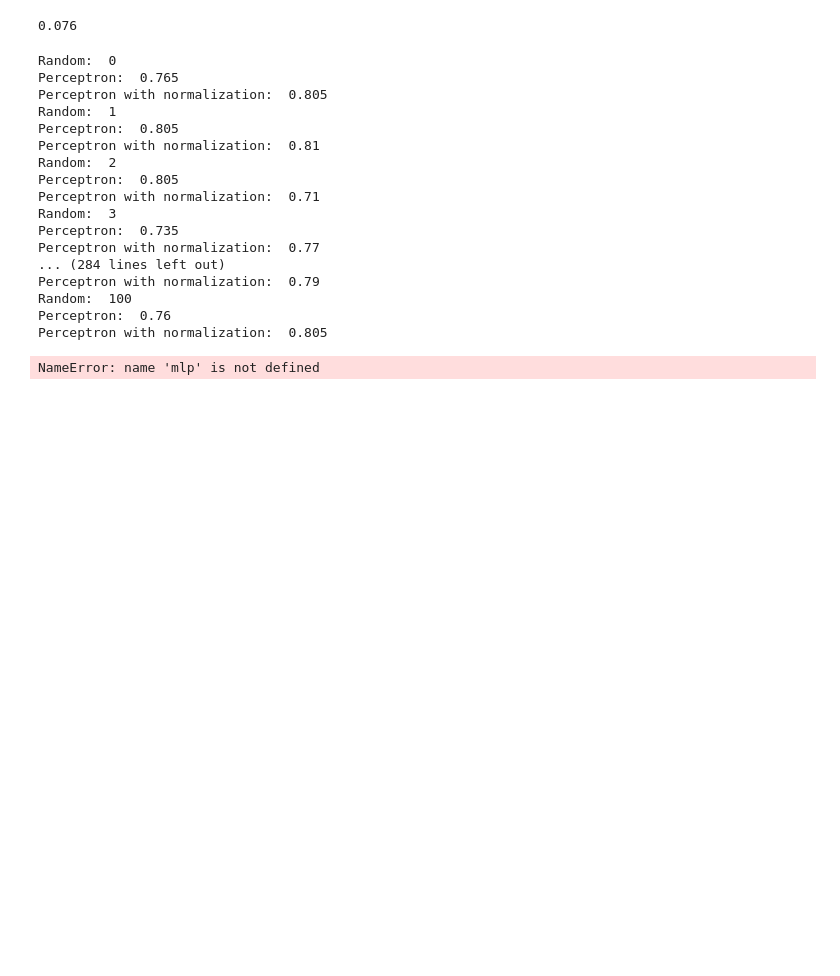
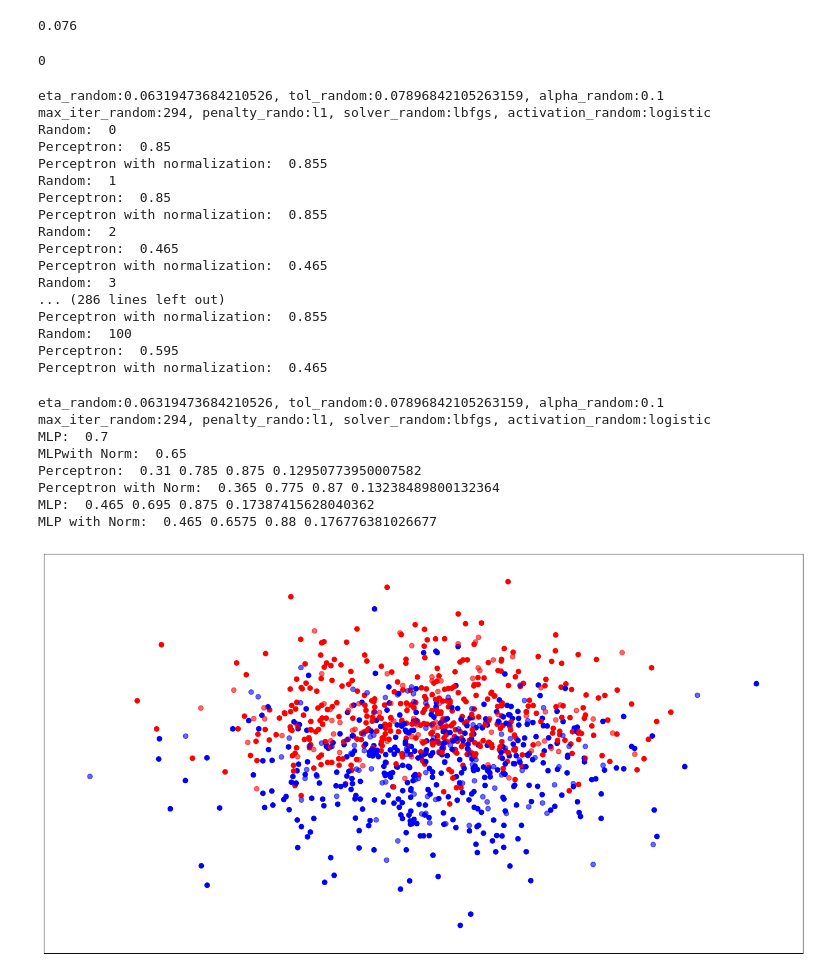
Before and after one commit to hublotik/deepl_labs, a Jupyter notebook: Powe_cons.ipynb, the cells around one changed output. Cells and saved outputs as stored; diff of their text form; code cells hidden in the pictures; blank space fills up the shorter version.

```diff
--- a/Powe_cons.ipynb
+++ b/Powe_cons.ipynb
@@ -611,14 +631,29 @@ acc_p = []
 acc_pn = []
 acc_mlp = []
 acc_mlpn = []
+# %%
+random.choice(np.linspace(0.0001, 0.9, 20))
+# %% [output]
+0
 # %%
+eta_random = random.choice(np.linspace(0.0001, 0.1, 20))
+tol_random = random.choice(np.linspace(0.0001, 0.1, 20))
+alpha_random = random.choice(np.linspace(0.0001, 0.1, 20))
+max_iter_random = random.choice(np.linspace(200, 2000, 20).astype(int))
+penalty_random = random.choice(['l2', 'l1', 'elasticnet'])
+solver_random = random.choice(['lbfgs', 'sgd', 'adam'])
+activation_random = random.choice(['relu', 'identity', 'logistic', 'tanh'])
+
+print(f'eta_random:{eta_random}, tol_random:{tol_random}, alpha_random:{alpha_random}')
+print(f'max_iter_random:{max_iter_random}, penalty_rando:{penalty_random}, solver_random:{solver_random}, activation_random:{activation_random}')
 #Цикл прогона моделей
 for i in rs:
     i = int(i)
     #Распечатка номера итерации
     print ("Random: ", i )
     #Создание модели персептрона
-    clf = Perceptron(random_state=i, alpha=0.01, max_iter=2000)
+    clf = Perceptron(random_state=i,eta0 = eta_random, alpha= alpha_random
+                     , max_iter= max_iter_random, tol= tol_random, penalty= penalty_random)  ###########################################
     #Обучение модели
     clf.fit(X_train, y_train)
     #Получение прогноза
@@ -634,35 +669,40 @@ for i in rs:
     X_train_scaled = scaler.fit_transform(X_train)
     X_test_scaled = scaler.transform(X_test)
     #Работа пресептрона с нормализованными данными
-    clf = Perceptron(random_state=i, alpha=0.01, max_iter=2000)
+    clf = Perceptron(random_state=i,eta0 = eta_random, alpha= alpha_random
+                     , max_iter= max_iter_random, tol= tol_random, penalty= penalty_random) ###########################################
     clf.fit(X_train_scaled, y_train)
     predictions = clf.predict(X_test_scaled)
     acc = accuracy_score(y_test, predictions)
     print ("Perceptron with normalization: ", acc )
     acc_pn.append(acc)
     #Создание многослойного классификатора
-    mlp = MLPClassifier(random_state=i, solver="adam", activation="logistic", alpha=0.01, ###########################################
-    hidden_layer_sizes=(2, ), max_iter=200, tol=1e-4)
+    mlp = MLPClassifier(random_state=i, solver=solver_random, activation=activation_random
+                        , alpha= alpha_random, tol= tol_random, hidden_layer_sizes=(2, ), max_iter= max_iter_random) ###########################################
+
+
 #https://scikit-learn.org/stable/modules/generated/sklearn.neural_network.MLPClassifier.html
 # %% [output]
+eta_random:0.06319473684210526, tol_random:0.07896842105263159, alpha_random:0.1
+max_iter_random:294, penalty_rando:l1, solver_random:lbfgs, activation_random:logistic
 Random:  0
-Perceptron:  0.765
-Perceptron with normalization:  0.805
+Perceptron:  0.85
+Perceptron with normalization:  0.855
 Random:  1
-Perceptron:  0.805
-Perceptron with normalization:  0.81
+Perceptron:  0.85
+Perceptron with normalization:  0.855
 Random:  2
-Perceptron:  0.805
-Perceptron with normalization:  0.71
+Perceptron:  0.465
+Perceptron with normalization:  0.465
 Random:  3
-Perceptron:  0.735
-Perceptron with normalization:  0.77
-... (284 lines left out)
-Perceptron with normalization:  0.79
+... (286 lines left out)
+Perceptron with normalization:  0.855
 Random:  100
-Perceptron:  0.76
-Perceptron with normalization:  0.805
+Perceptron:  0.595
+Perceptron with normalization:  0.465
 # %%
+print(f'eta_random:{eta_random}, tol_random:{tol_random}, alpha_random:{alpha_random}')
+print(f'max_iter_random:{max_iter_random}, penalty_rando:{penalty_random}, solver_random:{solver_random}, activation_random:{activation_random}')
 mlp.fit(X_train, y_train)
 #Работа с ненормализованными данными
 predictions = mlp.predict(X_test)
@@ -670,37 +710,45 @@ acc = accuracy_score(y_test, predictions)
 print ("MLP: ", acc)
 acc_mlp.append(acc)
 #Работа с нормализованными данными
-mlp = MLPClassifier(random_state=i, solver="adam", activation="logistic", alpha=0.01, ################################
-hidden_layer_sizes=(2, ), max_iter=200, tol=1e-4)
+mlp = MLPClassifier(random_state=i, solver=solver_random, activation=activation_random
+                        , alpha= alpha_random, tol= tol_random, hidden_layer_sizes=(2, ), max_iter= max_iter_random) ###############################
 mlp.fit(X_train_scaled, y_train)
 predictions = mlp.predict(X_test_scaled)
 acc = accuracy_score(y_test, predictions)
 print ("MLPwith Norm: ", acc)
 acc_mlpn.append(acc)
 #Распечатка итоговых результатов
 print ("Perceptron: ", min(acc_p), median(acc_p), max(acc_p), np.std(acc_p))
 print ("Perceptron with Norm: ", min(acc_pn), median(acc_pn), max(acc_pn),
 np.std(acc_pn))
 print ("MLP: ", min(acc_mlp), median(acc_mlp), max(acc_mlp), np.std(acc_mlp))
 print ("MLP with Norm: ", min(acc_mlpn), median(acc_mlpn), max(acc_mlpn),
 np.std(acc_mlpn))
 #Расчет минимума и максимума для графика
 X = np.concatenate((X_train, X_test), axis=0)
 x_min, x_max = X[:, 0].min() - .5, X[:, 0].max() + .5
 y_min, y_max = X[:, 1].min() - .5, X[:, 1].max() + .5
 #Построение графика
 figure = plt.figure(figsize=(17, 9))
 cm = plt.cm.RdBu
 cm_bright = ListedColormap(['#FF0000', '#0000FF'])
 ax = plt.subplot(1, 1, 1)
 # Точки из обучающей выборки
 ax.scatter(X_train[:, 0], X_train[:, 1], c=y_train, cmap=cm_bright)
 # Тестовые точки
 ax.scatter(X_test[:, 0], X_test[:, 1], c=y_test, cmap=cm_bright, alpha=0.6)
 ax.set_xlim(x_min, x_max)
 ax.set_ylim(y_min, y_max)
 ax.set_xticks(())
 ax.set_yticks(())
 plt.show()
 # %% [output]
-NameError: name 'mlp' is not defined
+eta_random:0.06319473684210526, tol_random:0.07896842105263159, alpha_random:0.1
+max_iter_random:294, penalty_rando:l1, solver_random:lbfgs, activation_random:logistic
+MLP:  0.7
+MLPwith Norm:  0.65
+Perceptron:  0.31 0.785 0.875 0.12950773950007582
+Perceptron with Norm:  0.365 0.775 0.87 0.13238489800132364
+MLP:  0.465 0.695 0.875 0.17387415628040362
+MLP with Norm:  0.465 0.6575 0.88 0.176776381026677
+[figure, added]
```
Also changed, not shown: parts of 32 cells of this notebook.
